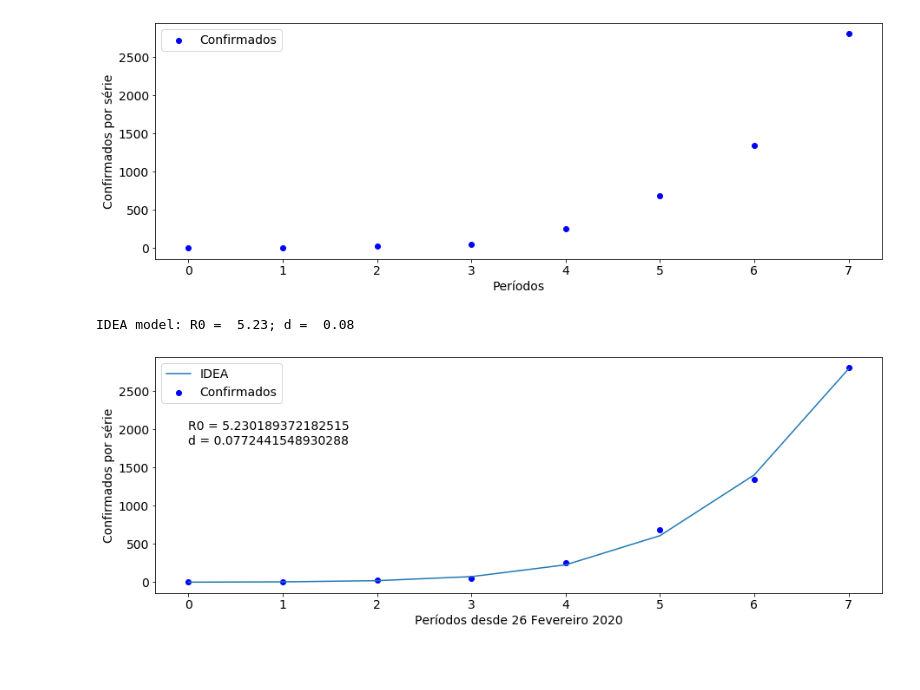
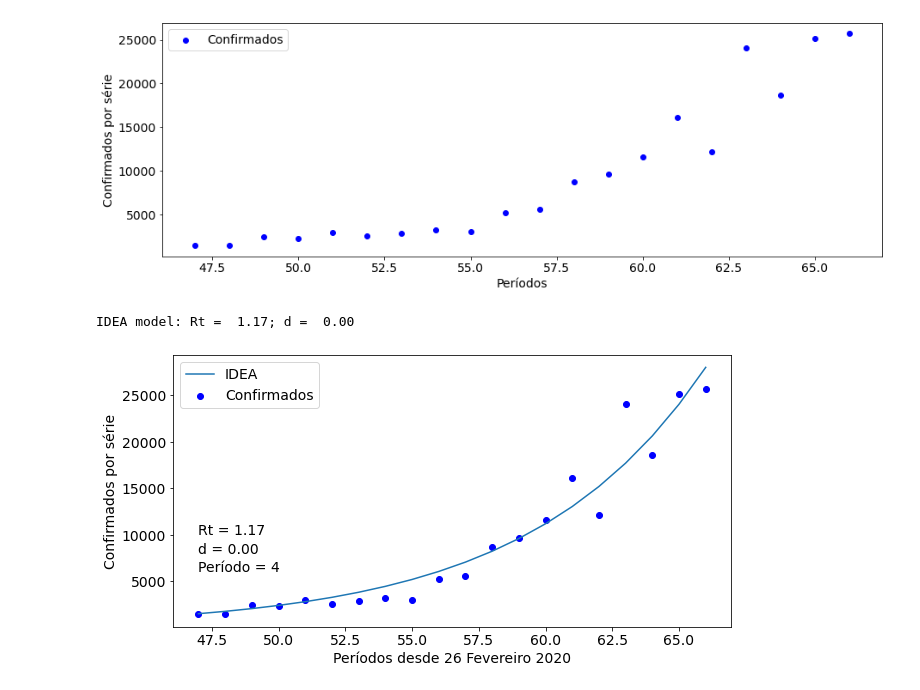
Before and after one commit to Miguel-Salgado/covid-19, a Jupyter notebook: m-IDEA.ipynb, the cells around one changed output. Saved outputs shown, nothing was run; the diff lists cells and outputs as text; code cells hidden in the pictures; blank space fills up the shorter version.

```diff
--- a/m-IDEA.ipynb
+++ b/m-IDEA.ipynb
@@ -50,7 +53,9 @@ plt.show()
 # %%
-#slicing
-periodo_inicial = 0
-periodo_final = 8
+# Slicing do intervalo de tempo a analizar
+
+numero_de_periodos = 20
+periodo_final = max(df.index) // serial_interval_days
+periodo_inicial = periodo_final - numero_de_periodos
 
 x1 = x[periodo_inicial:periodo_final]
 y1 = y[periodo_inicial:periodo_final]
@@ -67,36 +72,38 @@ plt.ylabel("Confirmados por série")
 
 plt.show()
 # %% [output]
-[figure, old version]
+[figure, new version]
 # %%
 # define as funções utilizadas nos modelos
 
-def idea_model(x,R0,d):
-    return np.power((R0/(np.power((1+d),x))),x)
+def idea_model(x,Rt,d):
+    return np.power((Rt/(np.power((1+d),x))),x)
 # %%
 # utiliza curve_fit para fazer o ajuste dos dados, calculando os parâmetros R0, d
 
 idea_fit = curve_fit(idea_model,x1,y1,p0=[5,0.01])
 
-param_R0 = idea_fit[0][0]
+param_Rt = idea_fit[0][0]
 param_d = idea_fit[0][1]
 
-print("IDEA model: R0 = % 5.2f; d = % 5.2f" %(param_R0, param_d))
+
+print("IDEA model: Rt = % 5.2f; d = % 5.2f" %(param_Rt, param_d))
 # %% [output]
-IDEA model: R0 =  5.23; d =  0.08
+IDEA model: Rt =  1.17; d =  0.00
 # %%
-plt.rcParams['figure.figsize'] = [15, 5]
+plt.rcParams['figure.figsize'] = [10, 5]
 plt.rc('font', size=14)
 
 # Real data
 plt.scatter(x1,y1,label="Confirmados",color="blue")
-plt.plot(x1, [idea_model(i,param_R0,param_d) for i in x1], label="IDEA" )
+plt.plot(x1, [idea_model(i,param_Rt,param_d) for i in x1], label="IDEA" )
 
 plt.legend()
 plt.xlabel("Períodos desde 26 Fevereiro 2020")
 plt.ylabel("Confirmados por série")
-plt.annotate("R0 = "+str(param_R0),xy=(0,2000))
-plt.annotate("d = "+str(param_d),xy=(0,1800))
+plt.annotate("Rt = "+str("{:.2f}".format(param_Rt)),xy=(periodo_inicial,10000))
+plt.annotate("d = "+str("{:.2f}".format(param_d)),xy=(periodo_inicial,8000))
+plt.annotate("Período = "+str(serial_interval_days),xy=(periodo_inicial,6000))
 plt.show()
 # %% [output]
-[figure, old version]
+[figure, new version]
```
Also changed, not shown: parts of 5 cells of this notebook, 3 other files.
